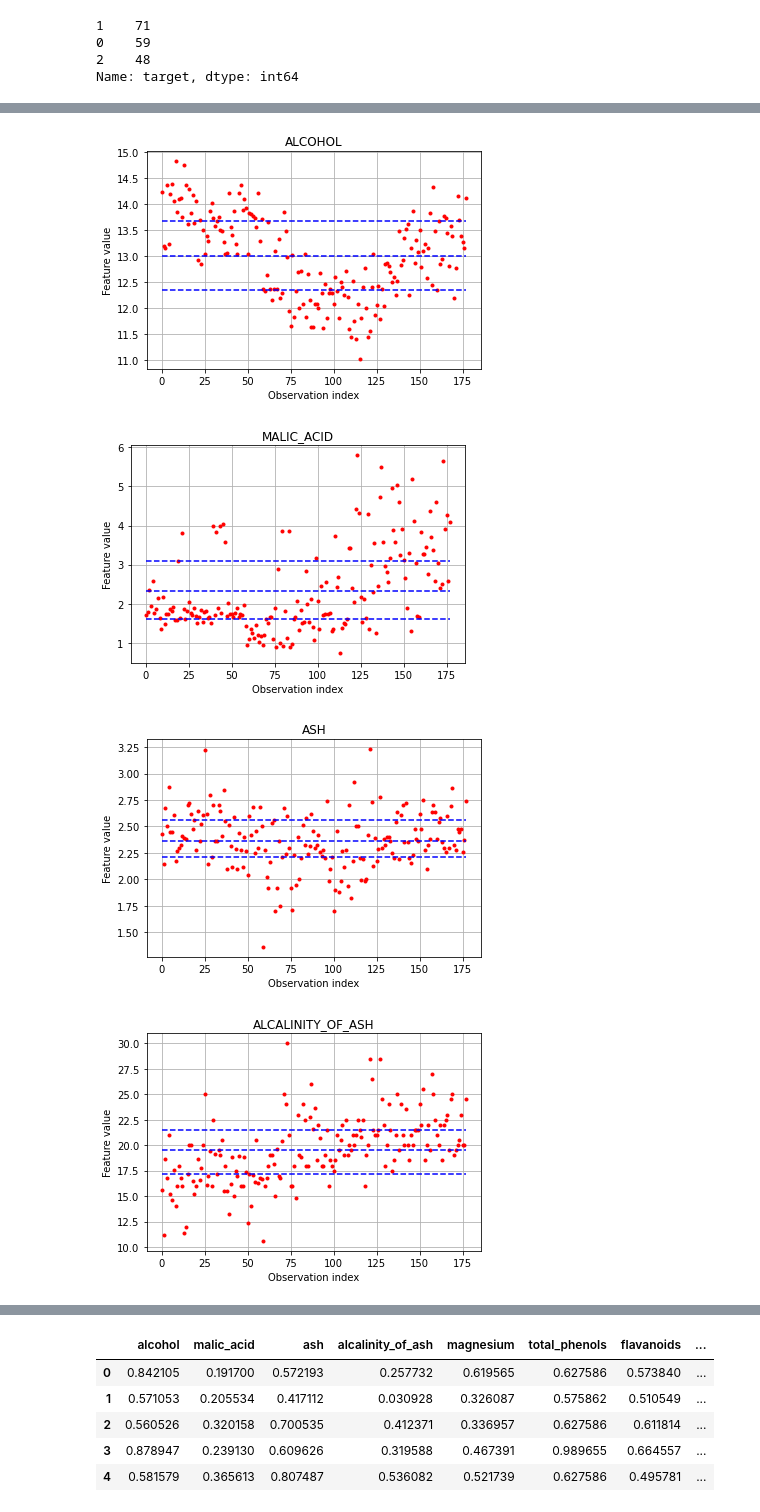
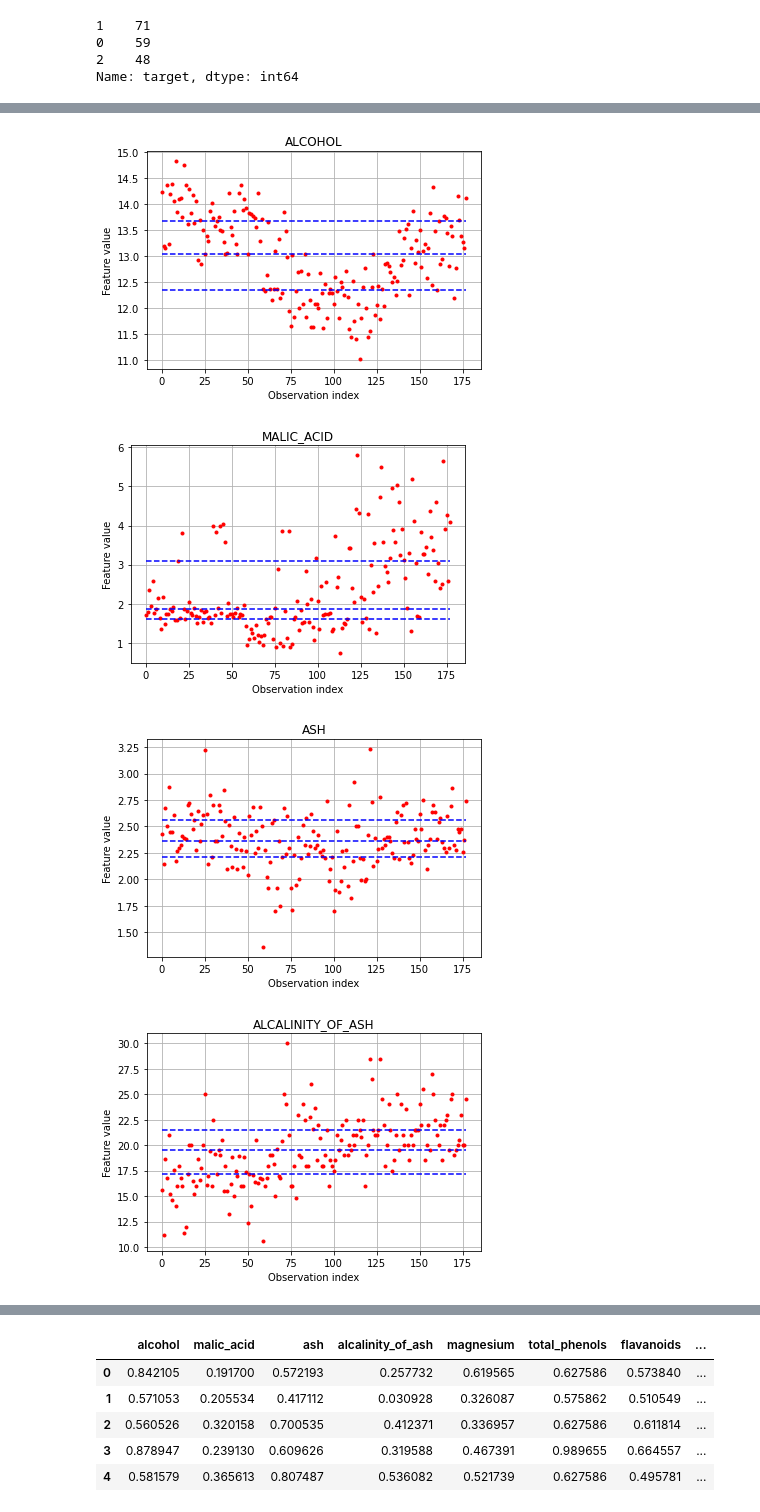
Before and after one commit to VictorCastroDeFaria/MinicursoIntroducaoAoAM, a Jupyter notebook: minicursoAM.ipynb, the cells around one changed output, grey strips where cells are left out. Drawn from its saved outputs; the diff is of its cells as text; code cells hidden in the pictures.

```diff
--- a/minicursoAM.ipynb
+++ b/minicursoAM.ipynb
@@ -96,27 +96,27 @@ for feature in X_data_wine:
 # %%
 for feature in X_data_wine:
     plt.plot(X_data_wine[feature],'r.')
 
     # Plotando o valor médio da série de observações
-    feature_mean = np.mean(X_data_wine[feature])
-    mean_series = [feature_mean for observation in X_data_wine[feature]]
-    plt.plot(mean_series,'b--')
+    feature_median = np.median(X_data_wine[feature])
+    median_series = [feature_median for observation in X_data_wine[feature]]
+    plt.plot(median_series,'b--')
 
     # Encontrando os primeiros e terceiros quartis de cada atributo
     feature_Q1 = np.quantile(X_data_wine[feature], 0.25)
     Q1_series = [feature_Q1 for observation in X_data_wine[feature]]
     plt.plot(Q1_series,'b--')
     feature_Q3 = np.quantile(X_data_wine[feature], 0.75)
     Q3_series = [feature_Q3 for observation in X_data_wine[feature]]
     plt.plot(Q3_series,'b--')
 
     plt.xlabel("Observation index")
     plt.ylabel("Feature value")
     plt.title(feature.upper())
     plt.grid()
     plt.show()
 # %% [output]
 [figure]
-[figure, old version]
+[figure, new version]
 [figure]
 [figure]
```
Also changed, not shown: parts of 4 cells of this notebook.
